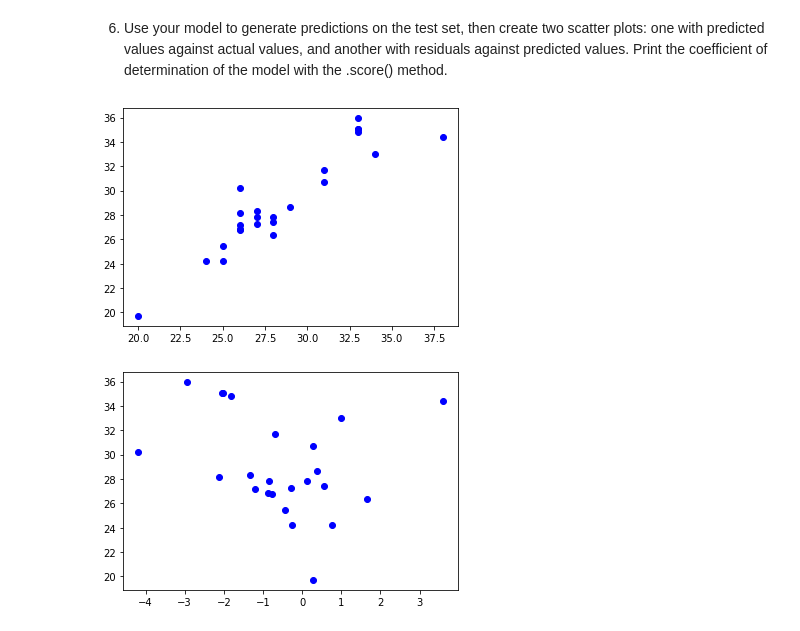
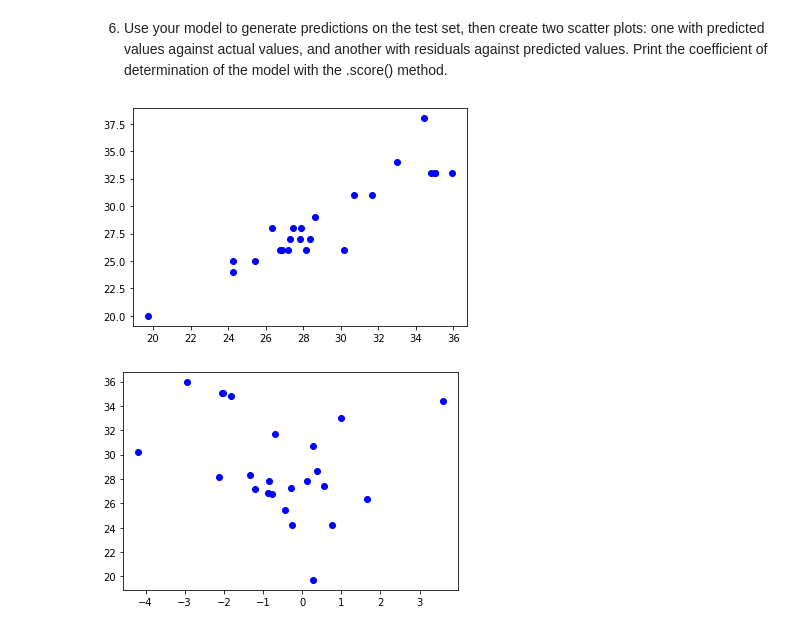
Before and after one commit to adamwbrew/Multiple-Linear-Regression, a Jupyter notebook: Multiple_Linear_Regression.ipynb, the cells around one changed output. Saved outputs shown, nothing was run; the diff lists cells and outputs as text; code cells hidden in the pictures.

Commit message:
changed plot values

```diff
--- a/Multiple_Linear_Regression.ipynb
+++ b/Multiple_Linear_Regression.ipynb
@@ -190,10 +190,10 @@ print(X_test.shape, Y_test.shape, predictions.shape)
 6. Use your model to generate predictions on the test set, then create two scatter plots: one with predicted values against actual values, and another with residuals against predicted values. Print the coefficient of determination of the model with the .score() method.
 # %%
 # predicted values against actual values
-plt.scatter(Y_test, predictions, color = 'b')
+plt.scatter(predictions, Y_test, color = 'b')
 plt.show()
 # %% [output]
-[figure, old version]
+[figure, new version]
 # %%
 # residuals against predicted values
 residuals = Y_test - predictions
```
